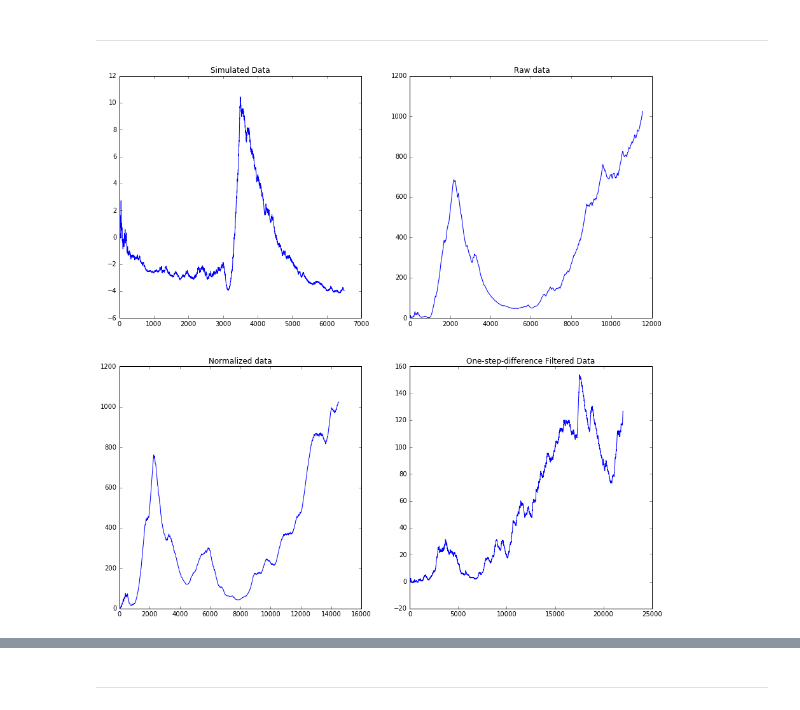
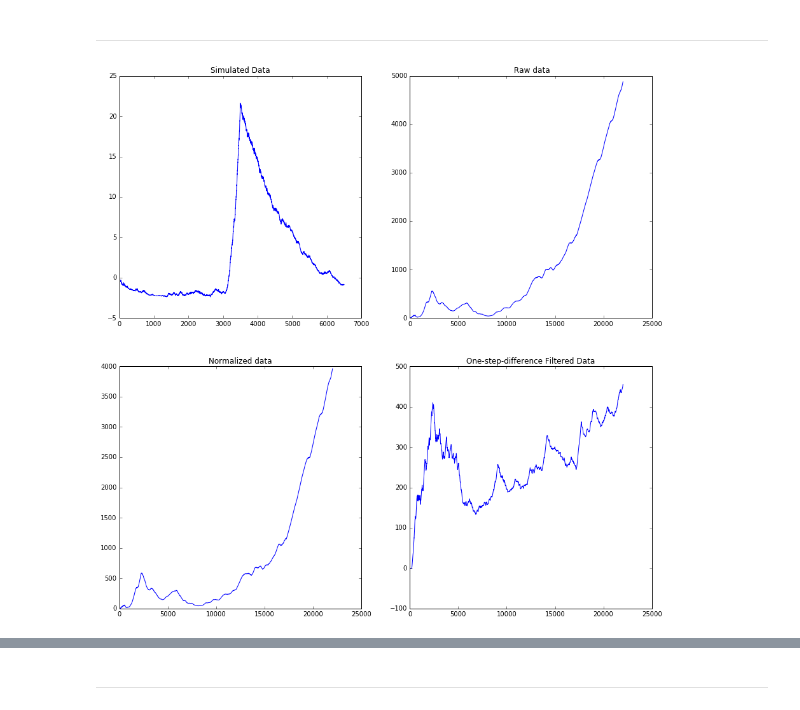
Before and after one commit to alokkshukla/cs109-2, a Jupyter notebook: Baseline_SecondBuoy/Explorations_42059.ipynb, the cells around one changed output, grey strips where cells are left out. Saved outputs shown, nothing was run; the diff lists cells and outputs as text; code cells hidden in the pictures.

```diff
--- a/Baseline_SecondBuoy/Explorations_42059.ipynb
+++ b/Baseline_SecondBuoy/Explorations_42059.ipynb
@@ -153,6 +161,7 @@ n = data_fil.shape[1]
 for i in range (n):
     ax = fig.add_subplot(n,1,i + 1)
     ax.plot(data_fil[:,i])
+    ax.set_title(title[i])
 
 plt.show()
 # %% [output]
@@ -162,7 +171,7 @@ plt.show()
 # --------------
 
 d1 = np.random.normal(0. , 0.5 , (3000 , 2))
-d2 = np.random.normal(0. , 0.8 , (500 , 2))
+d2 = np.random.normal(0. , 0.9 , (500 , 2))
 d3 = np.random.normal(0. , 0.5 , (3000 , 2))
 
 sim_data1 = np.concatenate((d1, d2) , axis = 0)
@@ -368,7 +377,7 @@ def plugin_martingale(d):
         p_value[i] = ( float(np.sum(alpha_sub > end)) + np.random.uniform() * np.sum(alpha_sub == end ) ) / float(n)
 
         # to avoid log zero
-        p_value[p_value==0] = 0.00000001
+        p_value[p_value==0] = 0.000000001
 
     # Extended sample
     p_value_neg = - p_value
@@ -378,7 +387,10 @@ def plugin_martingale(d):
     power_mart = np.zeros(alpha.shape)
 
     # dummy multiplier
-    M = 1.
+    M = 0.
+
+    # difference array
+    diff_arr = np.zeros(power_mart.shape)
 
     # iterrate for plugin martingale calculation
     for i in range(1,L):
@@ -400,11 +412,12 @@ def plugin_martingale(d):
 
         # Evaluate
         f =  den.evaluate(p_value[i]) / A
-        M *= f
+        M += np.log(f)
         power_mart[i] = M
+        diff_arr[i] = np.absolute(np.log(f))
 
     # First Element
     power_mart[0] = power_mart[1]
 
 
-    return power_mart
+    return power_mart , diff_arr
@@ -519,51 +587,47 @@ plt.show()
 # -------------------------------------------------
 
 # simulated data
-p_mar1p = plugin_martingale(sim_data)
+p_mar1p , diff1p = plugin_martingale(sim_data)
 
 # Raw data
-p_mar2p = plugin_martingale(data)
+p_mar2p , diff2p = plugin_martingale(data)
 
 # normalized data
-p_mar3p = plugin_martingale(data_norm)
+p_mar3p , diff3p = plugin_martingale(data_norm)
 
 # on-step-difference filtered data
-p_mar4p = plugin_martingale(data_fil)
+p_mar4p , diff4p = plugin_martingale(data_fil)
 
 ##
 # %% [markdown]
 ---
 # %%
-# plot initialization
-
-x1 = np.log2(p_mar1p)
-x2 = np.log2(p_mar2p)
-x3 = np.log2(p_mar3p)
-x4 = np.log2(p_mar4p)
+# Plugin Martingale Visualization
+# -------------------------------
 
 # initialize image
 fig = plt.figure(figsize = (15,15))
 
 # plot simulated data
 ax1 = fig.add_subplot(2,2,1)
-ax1.plot(x1)
+ax1.plot(p_mar1p)
 ax1.set_title('Simulated Data')
 
 # plot raw data
 ax2 = fig.add_subplot(2,2,2)
-ax2.plot(x2)
+ax2.plot(p_mar2p)
 ax2.set_title(' Raw data')
 
 # plot normalized data
 ax3 = fig.add_subplot(2,2,3)
-ax3.plot(x3)
+ax3.plot(p_mar3p)
 ax3.set_title('Normalized data')
 
 # plot one-step-difference filtered data
 ax4 = fig.add_subplot(2,2,4)
-ax4.plot(x4)
+ax4.plot(p_mar4p)
 ax4.set_title('One-step-difference Filtered Data')
 
 plt.show()
 # %% [output]
-[figure, old version]
+[figure, new version]
```
Also changed, not shown: parts of 14 cells of this notebook.
